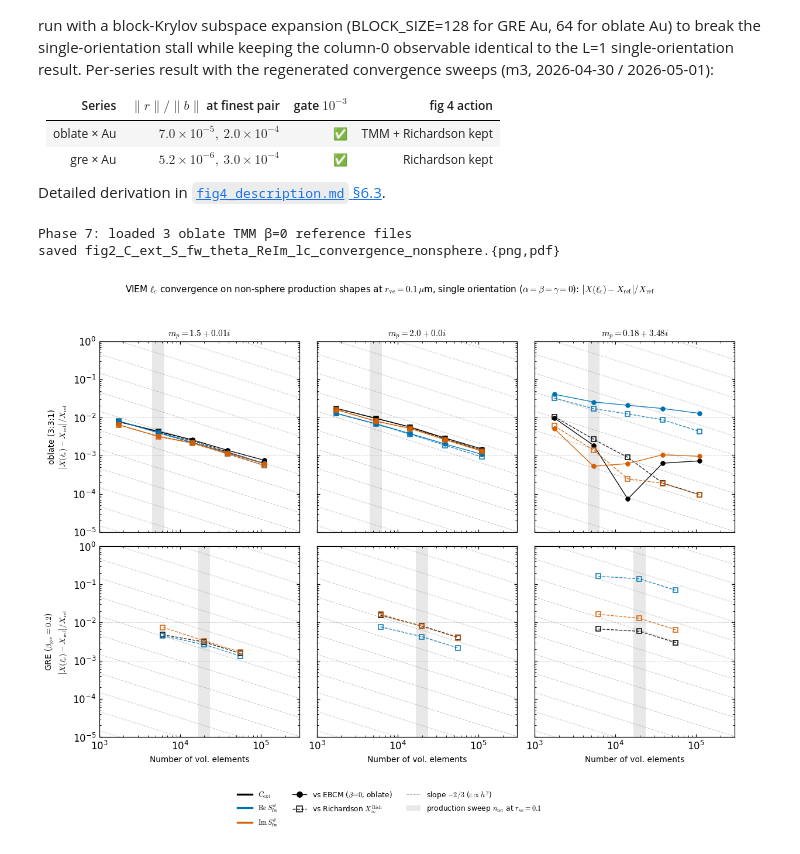
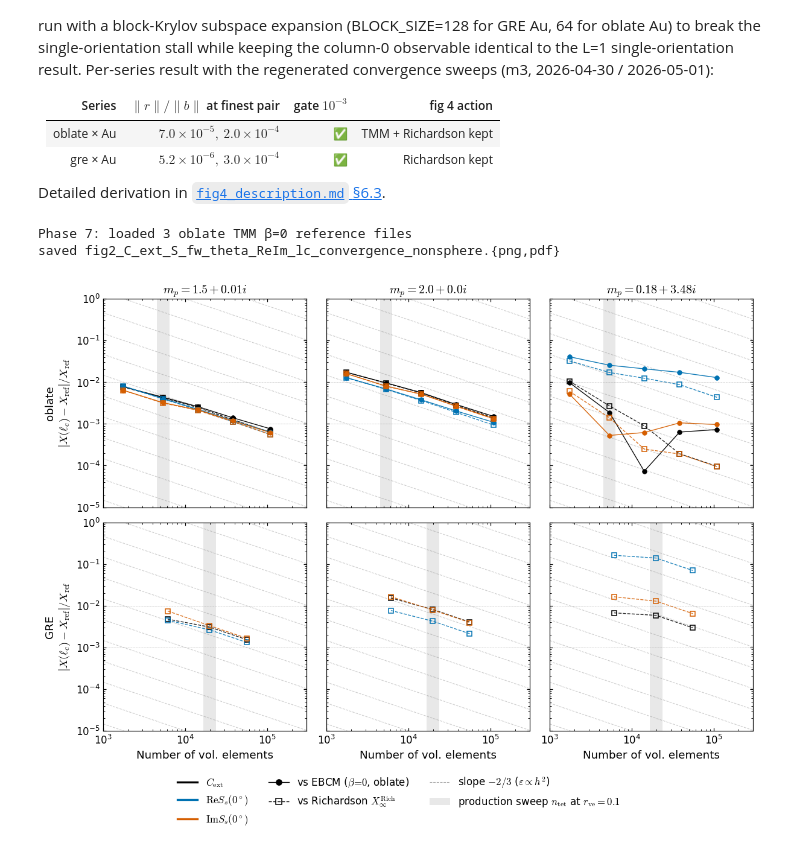
Before and after one commit to NobuhiroMoteki/block-DDA_Py, a Jupyter notebook: dda_results/paper/plot_paper_results.ipynb, the cells around one changed output. Saved outputs shown, nothing was run; the diff lists cells and outputs as text; code cells hidden in the pictures.

```diff
--- a/dda_results/paper/plot_paper_results.ipynb
+++ b/dda_results/paper/plot_paper_results.ipynb
@@ -63,9 +63,9 @@ MATERIAL_LABEL = {
 }
 SHAPE_LABEL = {
     'sphere':  'sphere',
-    'oblate':  'oblate (3:3:1)',
+    'oblate':  r'$\mathrm{oblate}\ (3{:}3{:}1)$',
     'gre':     r'GRE ($\beta_{\rm gre}=0.2$)',
-    'doublet': 'doublet (gap=0.1R)',
+    'doublet': r'$\mathrm{doublet}\ (\mathrm{gap}{=}0.1R)$',
 }
 RVE_LATEX  = r'$r_{\rm ve}$'
 RVE_LABEL  = r'$r_{\rm ve}$ [$\mu$m]'
@@ -75,11 +75,13 @@ plt.rcParams.update({
     'savefig.dpi': 150,
     'axes.grid': False,
     'legend.frameon': False,
-    'legend.fontsize': 8,
-    'axes.labelsize': 9,
-    'axes.titlesize': 10,
+    'legend.fontsize': 11,
+    'axes.labelsize': 12,
+    'axes.titlesize': 12,
     'mathtext.fontset': 'cm',
-    'font.size': 9,
+    'font.size': 11,
+    'xtick.labelsize': 9,
+    'ytick.labelsize': 9,
 })
 
 DDA_KW  = dict(marker='o', s=10, alpha=0.35, c='C0', edgecolors='none', label='DDA')
@@ -1601,13 +1598,6 @@ def plot_phase7(obs_list=None, latex_short=None, fig_basename=None,
     fig, axes = plt.subplots(len(PHASE7_SHAPES), len(MATERIALS),
                               figsize=(11, 8),
                               sharex=True, sharey=True)
-    fig.suptitle(r'VIEM $\ell_c$ convergence on non-sphere production shapes '
-                  r'at $r_{\rm ve}=0.1\,\mu$m, single orientation '
-                  r'($\alpha=\beta=\gamma=0$): '
-                  + r'$\left| ' + latex_short + r'(\ell_c) - '
-                  + r'{' + latex_short + r'}_{\rm ref} \right| / '
-                  + r'{' + latex_short + r'}_{\rm ref}$',
-                  y=1.00, fontsize=10)
 
     for i, shape in enumerate(PHASE7_SHAPES):
         for j, mat in enumerate(MATERIALS):
@@ -1618,11 +1608,11 @@ def plot_phase7(obs_list=None, latex_short=None, fig_basename=None,
                     or viem.get('n_cuboid') is None
                     or len(viem['n_cuboid']) < 2):
                 ax.text(0.5, 0.5, 'no data', transform=ax.transAxes,
-                         ha='center', va='center', fontsize=9, color='gray')
+                         ha='center', va='center', fontsize=12, color='gray')
                 if i == 0:
-                    ax.set_title(MATERIAL_LABEL[mat])
+                    ax.set_title(MATERIAL_LABEL[mat], fontsize=13)
                 if j == 0:
-                    ax.set_ylabel(SHAPE_LABEL[shape])
+                    ax.set_ylabel({'oblate': 'oblate', 'gre': 'GRE'}.get(shape, shape))
                 continue
 
             x_n  = np.asarray(viem['n_cuboid'], dtype=float)   # = n_tet
@@ -1664,13 +1654,13 @@ def plot_phase7(obs_list=None, latex_short=None, fig_basename=None,
                     + r'($\|r\|/\|b\|$ at finest pair'
                     + f' > {PHASE7_RESIDUAL_THRESHOLD:.0e})',
                     transform=ax.transAxes,
-                    ha='center', va='center', fontsize=8.5, color='C3',
+                    ha='center', va='center', fontsize=11, color='C3',
                 )
                 ax.text(
                     0.5, 0.28,
                     'final residuals (coarse → fine):\n' + seq,
                     transform=ax.transAxes,
-                    ha='center', va='center', fontsize=7, color='gray',
+                    ha='center', va='center', fontsize=10, color='gray',
                     family='monospace',
                 )
                 ax.set_xscale('log'); ax.set_yscale('log')
@@ -1678,9 +1668,9 @@ def plot_phase7(obs_list=None, latex_short=None, fig_basename=None,
                                 top=True, right=True, bottom=True, left=True,
                                 labelsize=11)
                 if i == 0:
-                    ax.set_title(MATERIAL_LABEL[mat])
+                    ax.set_title(MATERIAL_LABEL[mat], fontsize=13)
                 if j == 0:
-                    ax.set_ylabel(SHAPE_LABEL[shape] + '\n'
+                    ax.set_ylabel({'oblate': 'oblate', 'gre': 'GRE'}.get(shape, shape) + '\n'
                                   + r'$\left| ' + latex_short + r'(\ell_c)'
                                   + r'-{' + latex_short + r'}_{\rm ref}'
                                   + r'\right|/{' + latex_short + r'}_{\rm ref}$')
@@ -1803,9 +1793,9 @@ def plot_phase7(obs_list=None, latex_short=None, fig_basename=None,
                             top=True, right=True, bottom=True, left=True,
                             labelsize=11)
             if i == 0:
-                ax.set_title(MATERIAL_LABEL[mat])
+                ax.set_title(MATERIAL_LABEL[mat], fontsize=13)
             if j == 0:
-                ax.set_ylabel(SHAPE_LABEL[shape] + '\n'
+                ax.set_ylabel({'oblate': 'oblate', 'gre': 'GRE'}.get(shape, shape) + '\n'
                               + r'$\left| ' + latex_short + r'(\ell_c)'
                               + r'-{' + latex_short + r'}_{\rm ref}'
                               + r'\right|/{' + latex_short + r'}_{\rm ref}$')
@@ -1863,37 +1853,37 @@ def plot_phase7(obs_list=None, latex_short=None, fig_basename=None,
     # sharex, so no special handling is needed.)
     fig.legend(handles=handles_ref + handles_extra,
                 ncol=3, loc='lower center', bbox_to_anchor=(0.5, -0.07),
-                fontsize=8)
-    plt.tight_layout(rect=(0, 0.05, 1, 0.97), h_pad=0.3)
+                fontsize=11)
+    plt.tight_layout(rect=(0, 0.05, 1, 0.99), h_pad=0.3)
     if save:
         save_fig(fig, fig_basename)
     plt.show()
 
 
 # Single fig 2 — three observables (C_ext, Re S_fw^θ, Im S_fw^θ) overlaid
 # on the same 2x3 panel set.  Colour distinguishes the observable;
 # line/marker style distinguishes the reference choice (TMM solid + ●
 # vs Richardson dashed + □).  C_abs is intentionally excluded for
 # legibility: it is degenerate on the m_p = 2.0+0i (n20) column and the
 # four-observable layout was visually too dense.  YLIM widened to
 # (1e-5, 1e0) so Re S_fw^θ on gre × Au (~0.16) and the smaller
 # C_ext / Im S_fw^θ values (down to ~1e-4) all fit on the same axis.
 plot_phase7(obs_list=[('C_ext', r'$C_{\rm ext}$', 'real'),
                       ('S_fw_theta',
-                       r'$\mathrm{Re}\,S_{\rm fw}^{\theta}$', 'real'),
+                       r'$\mathrm{Re}S_s(0^\circ)$', 'real'),
                       ('S_fw_theta',
-                       r'$\mathrm{Im}\,S_{\rm fw}^{\theta}$', 'imag')],
+                       r'$\mathrm{Im}S_s(0^\circ)$', 'imag')],
             latex_short=r'X',
             fig_basename='fig2_C_ext_S_fw_theta_ReIm_lc_convergence_nonsphere',
             ylim=(1.0e-5, 1.0e0),
             # CUD-safe palette (Wong 2011): black for C_ext as the
             # neutral "total" cross-section, blue/vermillion for the
             # complementary Re/Im pair of the same complex S_fw^θ.
             obs_colors=['#000000', '#0072B2', '#D55E00'],
             legend_obs_labels=[r'$C_{\rm ext}$',
-                                r'$\mathrm{Re}\,S_{\rm fw}^{\theta}$',
-                                r'$\mathrm{Im}\,S_{\rm fw}^{\theta}$'])
+                                r'$\mathrm{Re}S_s(0^\circ)$',
+                                r'$\mathrm{Im}S_s(0^\circ)$'])
 # %% [output]
 Phase 7: loaded 3 oblate TMM β=0 reference files
 saved fig2_C_ext_S_fw_theta_ReIm_lc_convergence_nonsphere.{png,pdf}
-[figure, old version]
+[figure, new version]
```
Also changed, not shown: parts of 5 cells of this notebook, 4 other files.
